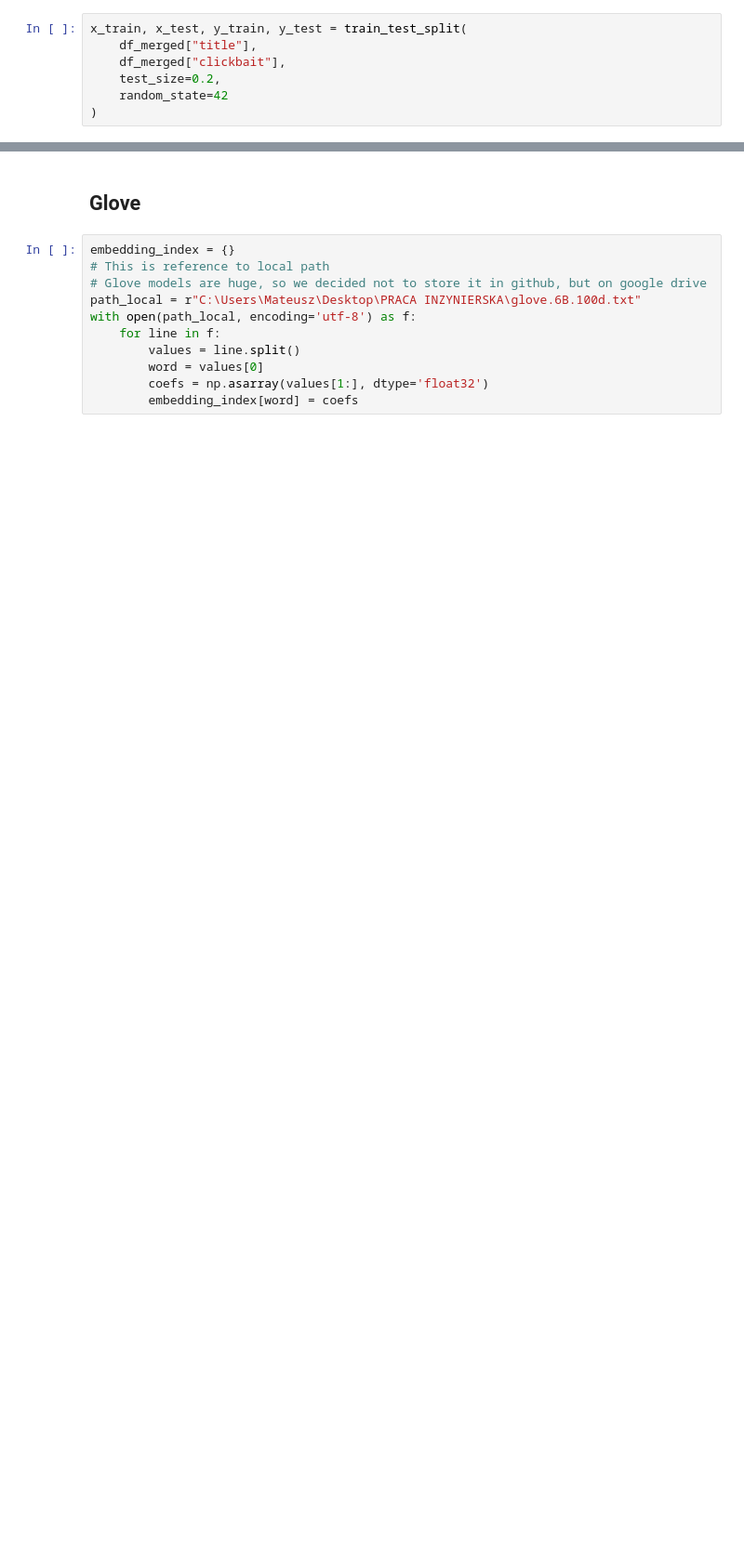
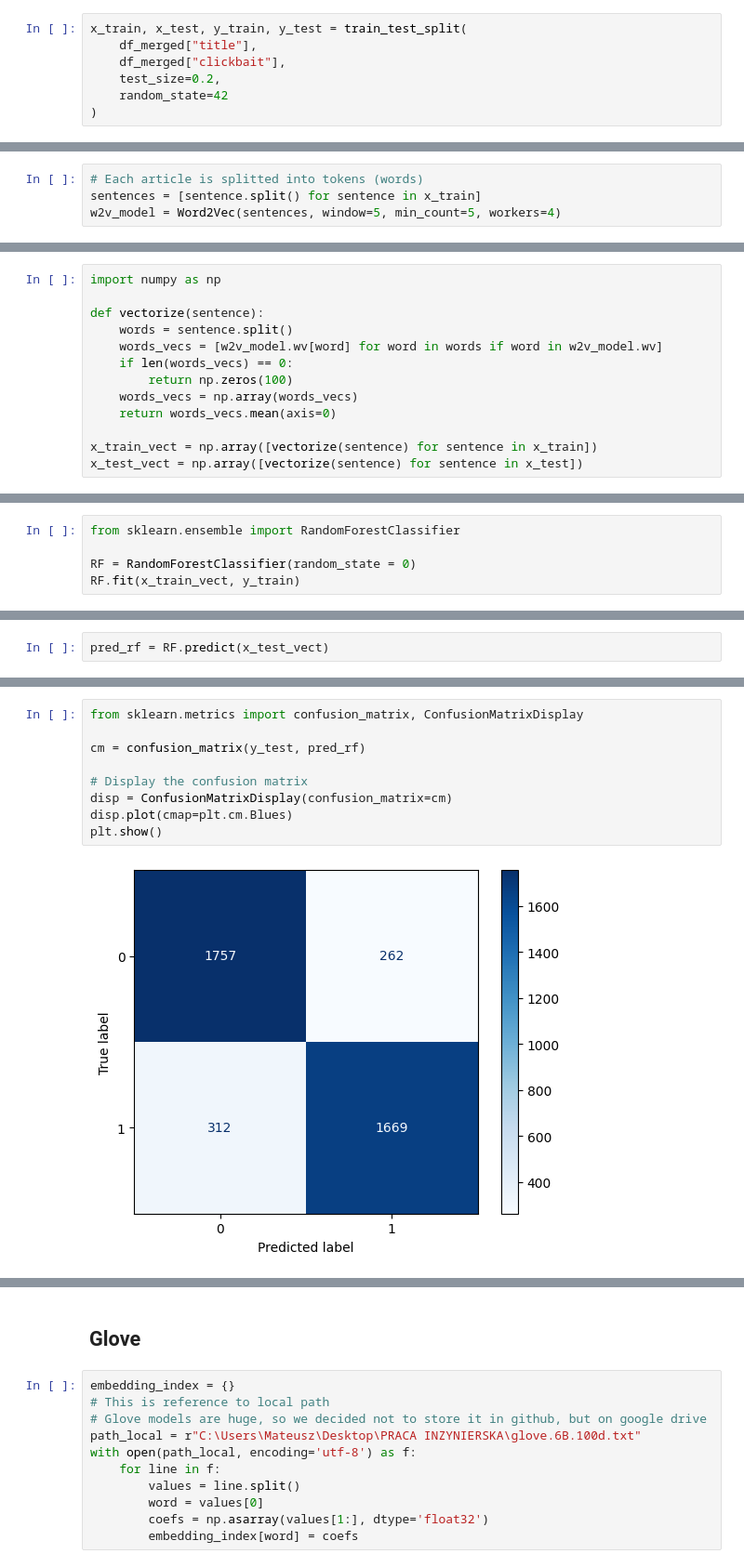
Before and after one commit to matkubita/ClickbaitDetectionThesis, a Jupyter notebook: notebooks/5-Word-Embedding-Models.ipynb, the cells around one changed output, grey strips where cells are left out. Shown at 93% size. Drawn from its saved outputs; the diff is of its cells as text; blank space fills up the shorter version.

Commit message:
building word2Vec models using pretrained models and learning on our data

```diff
--- a/notebooks/5-Word-Embedding-Models.ipynb
+++ b/notebooks/5-Word-Embedding-Models.ipynb
@@ -45,0 +31,4 @@ df_merged
+# %%
+# Each article is splitted into tokens (words)
+sentences = [sentence.split() for sentence in x_train]
+w2v_model = Word2Vec(sentences, window=5, min_count=5, workers=4)
@@ -45,0 +75,13 @@ df_merged
+# %%
+import numpy as np
+
+def vectorize(sentence):
+    words = sentence.split()
+    words_vecs = [w2v_model.wv[word] for word in words if word in w2v_model.wv]
+    if len(words_vecs) == 0:
+        return np.zeros(100)
+    words_vecs = np.array(words_vecs)
+    return words_vecs.mean(axis=0)
+
+x_train_vect = np.array([vectorize(sentence) for sentence in x_train])
+x_test_vect = np.array([vectorize(sentence) for sentence in x_test])
@@ -45,0 +90,5 @@ df_merged
+# %%
+from sklearn.ensemble import RandomForestClassifier
+
+RF = RandomForestClassifier(random_state = 0)
+RF.fit(x_train_vect, y_train)
@@ -45,0 +97,2 @@ df_merged
+# %%
+pred_rf = RF.predict(x_test_vect)
@@ -45,0 +114,11 @@ df_merged
+# %%
+from sklearn.metrics import confusion_matrix, ConfusionMatrixDisplay
+
+cm = confusion_matrix(y_test, pred_rf)
+
+# Display the confusion matrix
+disp = ConfusionMatrixDisplay(confusion_matrix=cm)
+disp.plot(cmap=plt.cm.Blues)
+plt.show()
+# %% [output]
+[figure, added]
```
Also changed, not shown: parts of 37 cells of this notebook, 2 other files.
